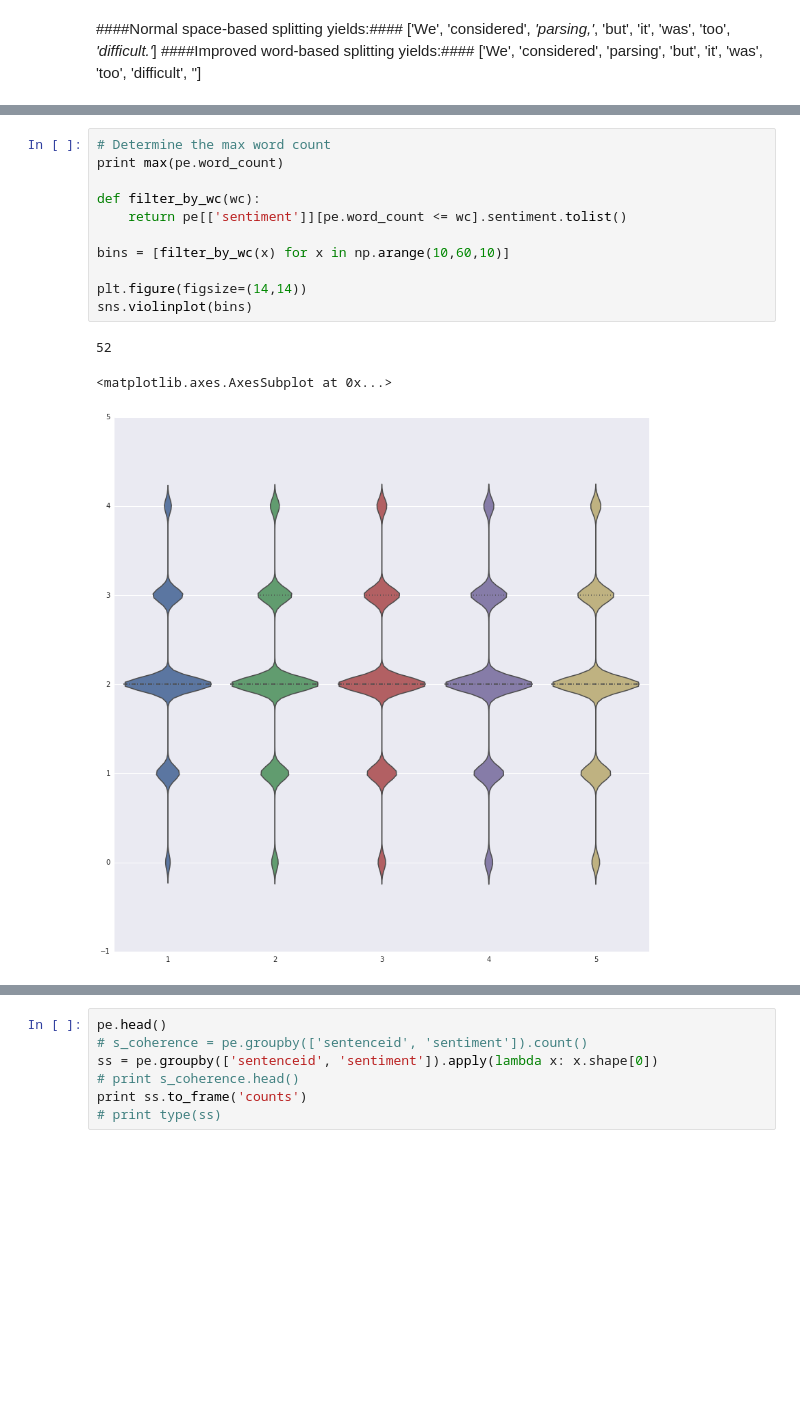
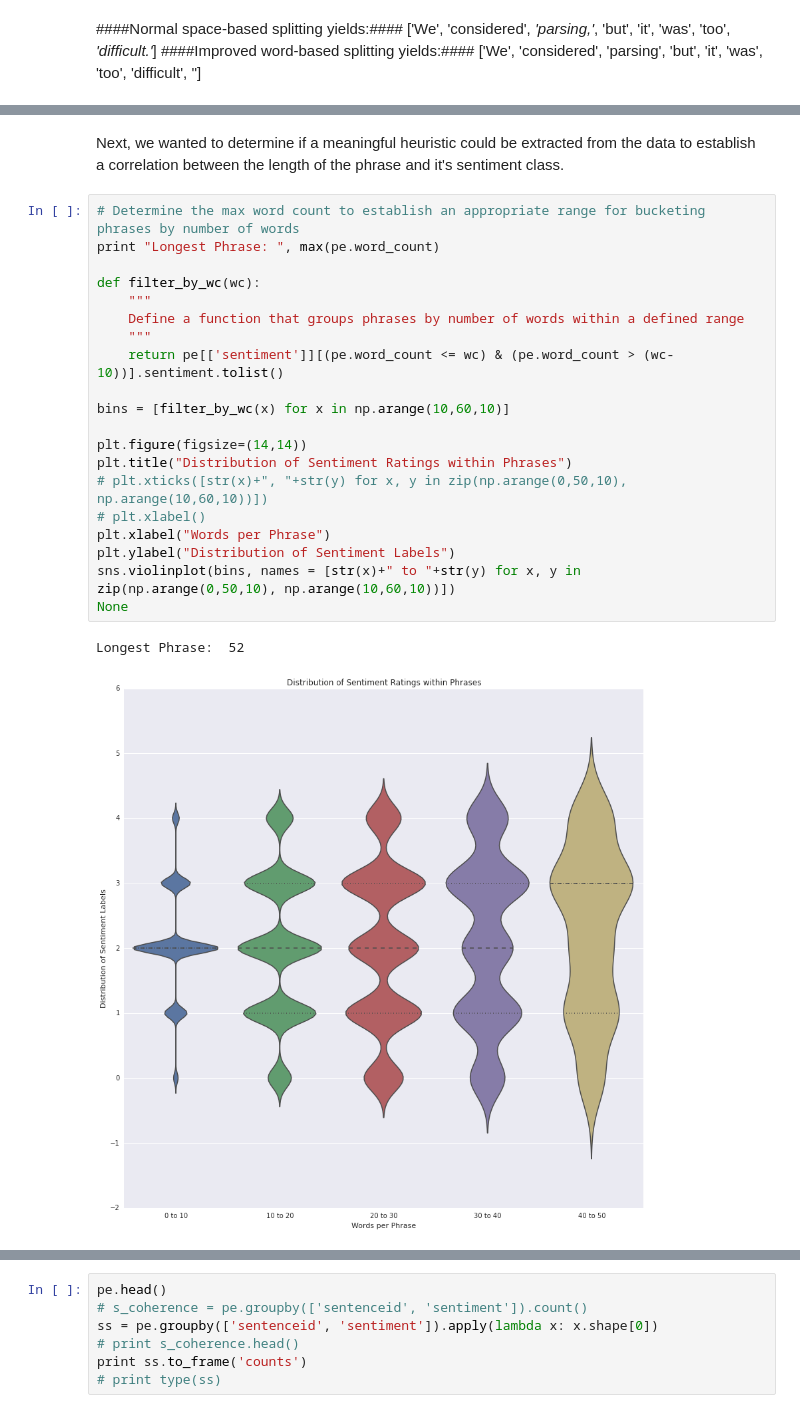
Before and after one commit to DryingPole/sentiment, a Jupyter notebook: notebooks/Final Project Process Book.ipynb, the cells around one changed output, grey strips where cells are left out. Saved outputs shown, nothing was run; the diff lists cells and outputs as text; blank space fills up the shorter version.

Commit message:
Updated Violin Plot in Final Project Process Book

```diff
--- a/notebooks/Final Project Process Book.ipynb
+++ b/notebooks/Final Project Process Book.ipynb
@@ -149,15 +145,25 @@ neg_counts.drop(['contain_neg'],axis=1).plot(kind='bar', x='sentiment')
+# %% [markdown]
+Next, we wanted to determine if a meaningful heuristic could be extracted from the data to establish a correlation between the length of the phrase and it's sentiment class.
 # %%
-# Determine the max word count
-print max(pe.word_count)
+# Determine the max word count to establish an appropriate range for bucketing phrases by number of words
+print "Longest Phrase: ", max(pe.word_count)
 
 def filter_by_wc(wc):
-    return pe[['sentiment']][pe.word_count <= wc].sentiment.tolist()
+    """
+    Define a function that groups phrases by number of words within a defined range
+    """
+    return pe[['sentiment']][(pe.word_count <= wc) & (pe.word_count > (wc-10))].sentiment.tolist()
 
 bins = [filter_by_wc(x) for x in np.arange(10,60,10)]
 
 plt.figure(figsize=(14,14))
-sns.violinplot(bins)
+plt.title("Distribution of Sentiment Ratings within Phrases")
+# plt.xticks([str(x)+", "+str(y) for x, y in zip(np.arange(0,50,10), np.arange(10,60,10))])
+# plt.xlabel()
+plt.xlabel("Words per Phrase")
+plt.ylabel("Distribution of Sentiment Labels")
+sns.violinplot(bins, names = [str(x)+" to "+str(y) for x, y in zip(np.arange(0,50,10), np.arange(10,60,10))])
+None
 # %% [output]
-52
+Longest Phrase:  52
-<matplotlib.axes.AxesSubplot at 0x...>
-[figure, old version]
+[figure, new version]
```
Also changed, not shown: parts of 4 cells of this notebook.
